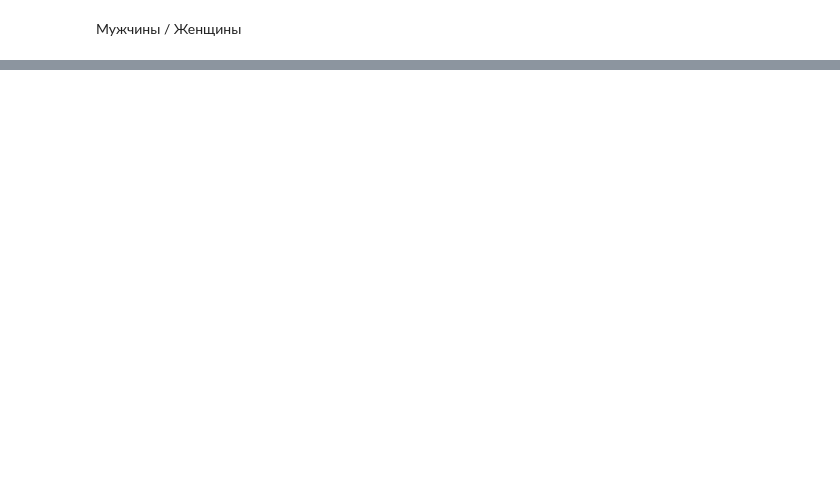
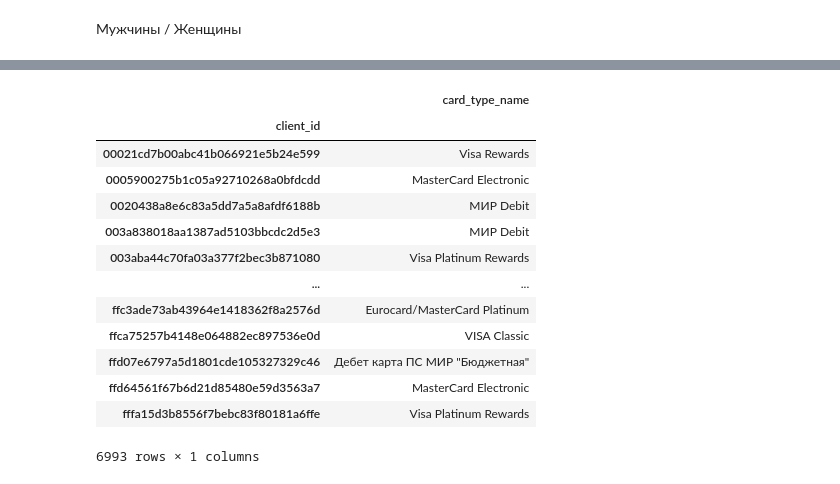
Before and after one commit to MarlouOne/MoskowCityHack, a Jupyter notebook: Pushihin/CSV_Debet_Card.ipynb, the cells around one changed output, grey strips where cells are left out. Cells and saved outputs as stored; diff of their text form; code cells hidden in the pictures; blank space fills up the shorter version.

```diff
--- a/Pushihin/CSV_Debet_Card.ipynb
+++ b/Pushihin/CSV_Debet_Card.ipynb
@@ -184,0 +336,3 @@ Thread 3 is done !
+# %%
+ValueCardData = gl_ActualUserData.query(f"start_date != -1 & fact_close_date == -1")
+ValueCardData
@@ -184,0 +353,18 @@ Thread 3 is done !
+# %%
+ValueCardData = ValueCardData.groupby('client_id').agg({'card_type_name':'sum', })
+ValueCardData
+# %% [output]
+|  | card_type_name |
+| client_id |  |
+| 00021cd7b00abc41b066921e5b24e599 | Visa Rewards |
+| 0005900275b1c05a92710268a0bfdcdd | MasterCard Electronic |
+| 0020438a8e6c83a5dd7a5a8afdf6188b | МИР Debit |
+| 003a838018aa1387ad5103bbcdc2d5e3 | МИР Debit |
+| 003aba44c70fa03a377f2bec3b871080 | Visa Platinum Rewards |
+| ... | ... |
+| ffc3ade73ab43964e1418362f8a2576d | Eurocard/MasterCard Platinum |
+| ffca75257b4148e064882ec897536e0d | VISA Classic |
+| ffd07e6797a5d1801cde105327329c46 | Дебет карта ПС МИР "Бюджетная" |
+| ffd64561f67b6d21d85480e59d3563a7 | MasterCard Electronic |
+| fffa15d3b8556f7bebc83f80181a6ffe | Visa Platinum Rewards |
+6993 rows × 1 columns
```
Also changed, not shown: parts of 28 cells of this notebook, 3 other files.
